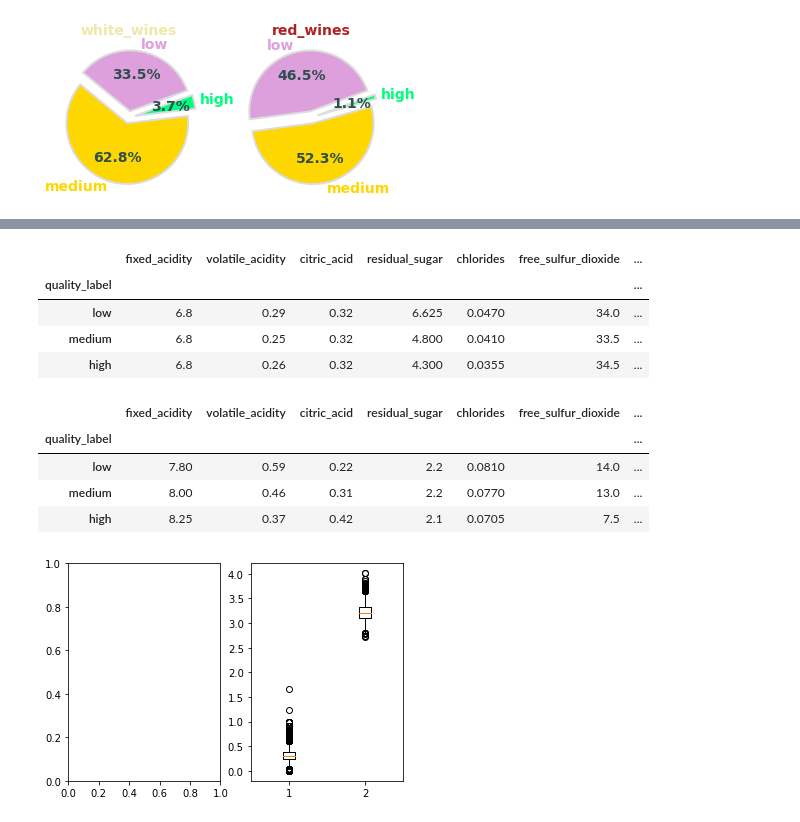
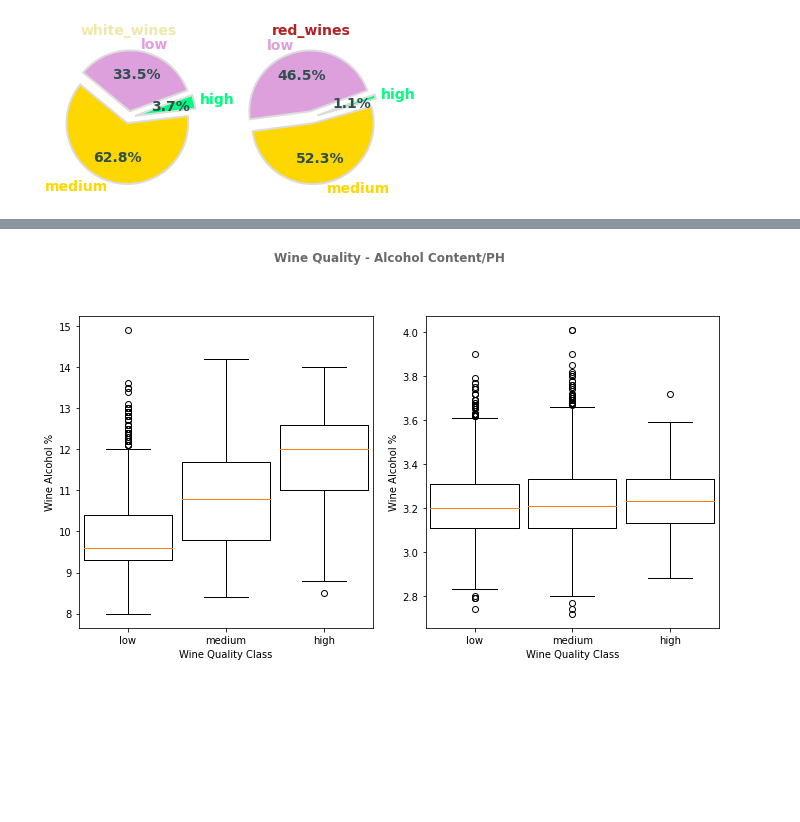
Before and after one commit to GitKPAN/4_BlueBerry-Winery, a Jupyter notebook: BBerry_Sprint1.ipynb, the cells around one changed output, grey strips where cells are left out. Drawn from its saved outputs; the diff is of its cells as text; code cells hidden in the pictures; blank space fills up the shorter version.

Commit message:
we created boxplots and other insights

```diff
--- a/BBerry_Sprint1.ipynb
+++ b/BBerry_Sprint1.ipynb
@@ -524,24 +518,46 @@ quality_features = wines[wines.columns[0:13]].groupby(["quality_label"]).quantil
-# %%
-# Here we are practicing slicing
-
-white_wine[white_wine.columns[0:13]].groupby(["quality_label"]).quantile()
-# %% [output]
-|  | fixed_acidity | volatile_acidity | citric_acid | residual_sugar | chlorides | free_sulfur_dioxide | ... |
-| quality_label |  |  |  |  |  |  | ... |
-| low | 6.8 | 0.29 | 0.32 | 6.625 | 0.0470 | 34.0 | ... |
-| medium | 6.8 | 0.25 | 0.32 | 4.800 | 0.0410 | 33.5 | ... |
-| high | 6.8 | 0.26 | 0.32 | 4.300 | 0.0355 | 34.5 | ... |
-# %%
-red_wine[red_wine.columns[0:13]].groupby(["quality_label"]).quantile()
-# %% [output]
-|  | fixed_acidity | volatile_acidity | citric_acid | residual_sugar | chlorides | free_sulfur_dioxide | ... |
-| quality_label |  |  |  |  |  |  | ... |
-| low | 7.80 | 0.59 | 0.22 | 2.2 | 0.0810 | 14.0 | ... |
-| medium | 8.00 | 0.46 | 0.31 | 2.2 | 0.0770 | 13.0 | ... |
-| high | 8.25 | 0.37 | 0.42 | 2.1 | 0.0705 | 7.5 | ... |
-# %%
-fig3, axs = plt.subplots(1,2)
-
-axs[0] = plt.boxplot(wines.iloc[:,[2,8]])
-# %% [output]
-[figure, removed]
+# %%
+fig3, (ax1, ax2) = plt.subplots(1,2, figsize= (10,6))
+
+# here we generate data for comparing the wine quailities and the alcohol content
+alc_vs_quality_low = wines[wines["quality_label"] == "low"]["alcohol"]
+alc_vs_quality_mid = wines[wines["quality_label"] == "medium"]["alcohol"]
+alc_vs_quality_high = wines[wines["quality_label"] == "high"]["alcohol"]
+
+alc_vs_quality = (alc_vs_quality_low , alc_vs_quality_mid, alc_vs_quality_high)
+
+# here we generate data for comparing the wine quailities and the ph value
+
+ph_vs_quality_low = wines[wines["quality_label"] == "low"]["pH"]
+ph_vs_quality_mid = wines[wines["quality_label"] == "medium"]["pH"]
+ph_vs_quality_high = wines[wines["quality_label"] == "high"]["pH"]
+
+ph_vs_quality = (ph_vs_quality_low, ph_vs_quality_mid, ph_vs_quality_high)
+
+
+# now we plot
+
+ax1.boxplot(alc_vs_quality, widths= 0.9)
+ax2.boxplot(ph_vs_quality, widths= 0.9)
+
+# now we make it look nice
+
+#adding a super title
+plt.suptitle("Wine Quality - Alcohol Content/PH", weight= "demibold", color= "dimgrey")
+
+#let's separate the figures a bit
+fig3.tight_layout(pad=3)
+
+#adding labels for plot 1
+ax1.set_xticklabels(['low', 'medium','high'])
+ax1.set_xlabel("Wine Quality Class")
+ax1.set_ylabel("Wine Alcohol %")
+
+#adding labels for plot 2
+ax2.set_xticklabels(['low', 'medium','high'])
+ax2.set_xlabel("Wine Quality Class")
+ax2.set_ylabel("Wine Alcohol %")
+plt.show()
+
+#plt.title("Wine Quality - Alcohol Content/PH",loc= "center", fontdict= {"fontweight":"bold", "color":"dimgrey"} )
+# %% [output]
+[figure, added]
```
Also changed, not shown: parts of 6 cells of this notebook.
